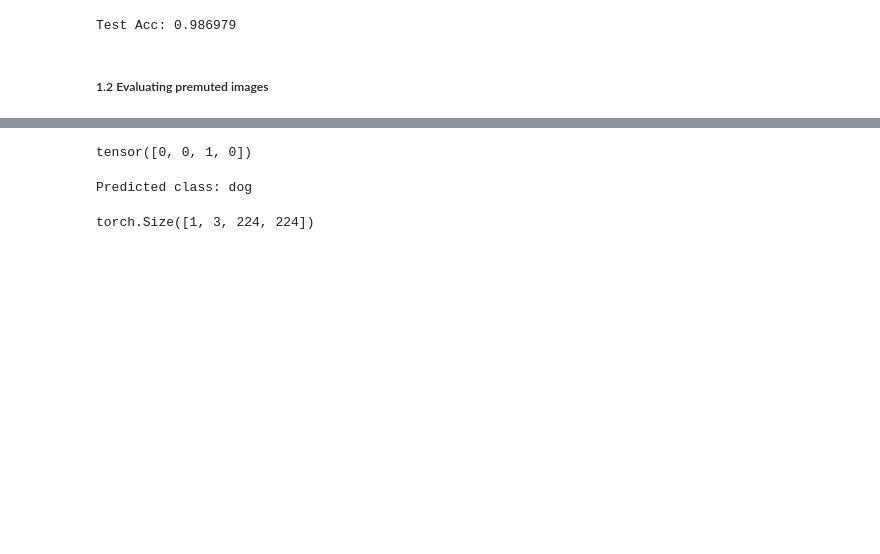
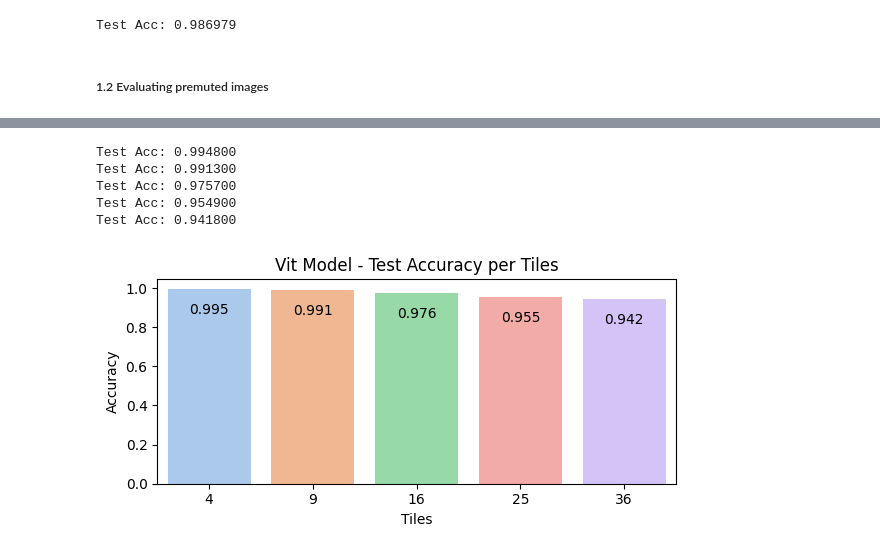
Before and after one commit to itayshap/MLDS-Final-Project, a Jupyter notebook: Final_Project_Permuted Puzzle.ipynb, the cells around one changed output, grey strips where cells are left out. Saved outputs shown, nothing was run; the diff lists cells and outputs as text; code cells hidden in the pictures; blank space fills up the shorter version.

```diff
--- a/Final_Project_Permuted Puzzle.ipynb
+++ b/Final_Project_Permuted Puzzle.ipynb
@@ -268,3 +197,0 @@ import cv2
-# %%
-img = cv2.imread("./test/1.jpg")
-plt.imshow(img)
@@ -283,2 +200,2 @@ from transformers import ViTImageProcessor, ViTForImageClassification
 # %%
-model_name_or_path = 'nateraw/vit-base-cats-vs-dogs'
+Vit_model = VitModule('nateraw/vit-base-cats-vs-dogs', device)
@@ -328,8 +220,18 @@ dict
 # %%
-def vit_transform(example_batch):
-    # Take a list of PIL images and turn them to pixel values
-    inputs = processor([x for x in example_batch['image']], return_tensors='pt')
+def build_transform_with_premute(num_tiles= 4):
 
-    # Don't forget to include the labels!
-    inputs['labels'] = example_batch['labels']
-    return inputs
+    def transform(example_batch):
+        lst = []
+        if example_batch.get('image'):
+            for img in example_batch['image']:
+                if img.mode != 'RGB':
+                    img = img.convert('RGB')
+                img = PermuteImage(num_tiles)(img)
+                lst.append(img)
+        # Take a list of PIL images and turn them to pixel values
+        example_batch['image'] = Vit_model.processor(lst, return_tensors='pt')['pixel_values']
+
+        # Don't forget to include the labels!
+        example_batch['labels'] = torch.tensor(example_batch['labels'], dtype=torch.int64)
+        return example_batch
+    return transform
@@ -420,34 +238,19 @@ tensor([True, True, True, True])
-# %%
-torch.tensor(splitted_dataset['test'][:4]['labels'], dtype=torch.int64)
-# %% [output]
-tensor([0, 0, 1, 0])
-# %%
-from transformers import ViTForImageClassification, ViTImageProcessor
-from PIL import Image
-import requests
-import torch
-
-# Load the model and processor
-model_name = "akahana/vit-base-cats-vs-dogs"
-pretrained_model = ViTForImageClassification.from_pretrained(model_name)
-processor = ViTImageProcessor.from_pretrained(model_name)
-
-# Load and preprocess the image
-image = Image.open( "./test/1.jpg")
-inputs = processor(images=image, return_tensors="pt")
-
-# Make the prediction
-with torch.no_grad():
-    outputs = pretrained_model(**inputs)
-    logits = outputs.logits
-    predicted_class_idx = logits.argmax(-1).item()
-
-# Print the result
-labels = pretrained_model.config.id2label
-print(f"Predicted class: {labels[predicted_class_idx]}")
-# %% [output]
-Predicted class: dog
-# %%
-inputs['pixel_values'].shape
-# %% [output]
-torch.Size([1, 3, 224, 224])
+# %%
+vit_results = {"Tiles": [], "Accuracy": []}
+for num_tiles in num_tiles_options:
+    vit_transform_with_premute = build_transform_with_premute(num_tiles)
+    vit_premuted_test_set = test.with_transform(vit_transform_with_premute)
+    vit_premuted_dataloader = DataLoader(vit_premuted_test_set, batch_size=32, drop_last=True, num_workers=0)
+    Vit_model.predict_data(vit_premuted_dataloader)
+    vit_results["Tiles"].append(num_tiles)
+    vit_results["Accuracy"].append(Vit_model.test_acc)
+# %% [output]
+Test Acc: 0.994800
+Test Acc: 0.991300
+Test Acc: 0.975700
+Test Acc: 0.954900
+Test Acc: 0.941800
+# %%
+draw_bar_plot(data= pd.DataFrame(vit_results), y='Accuracy', x='Tiles', title='Vit Model - Test Accuracy per Tiles')
+# %% [output]
+[figure, added]
```
Also changed, not shown: parts of 62 cells of this notebook, 3 other files.
